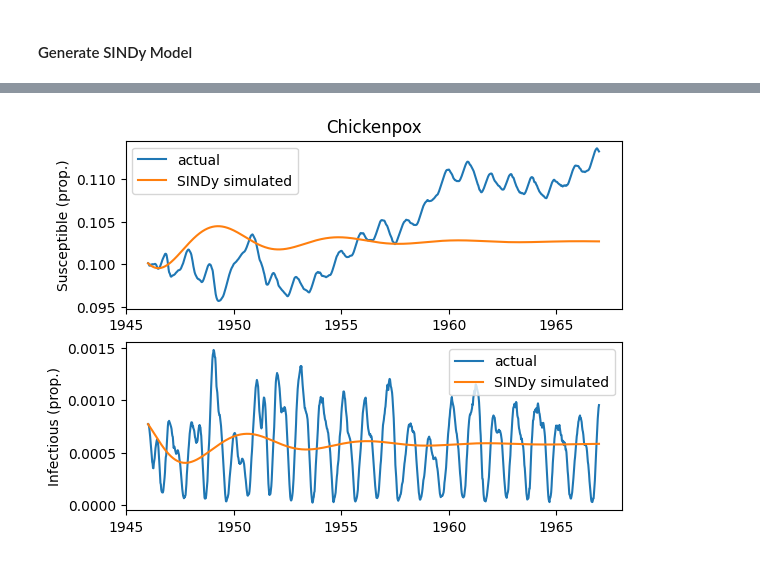
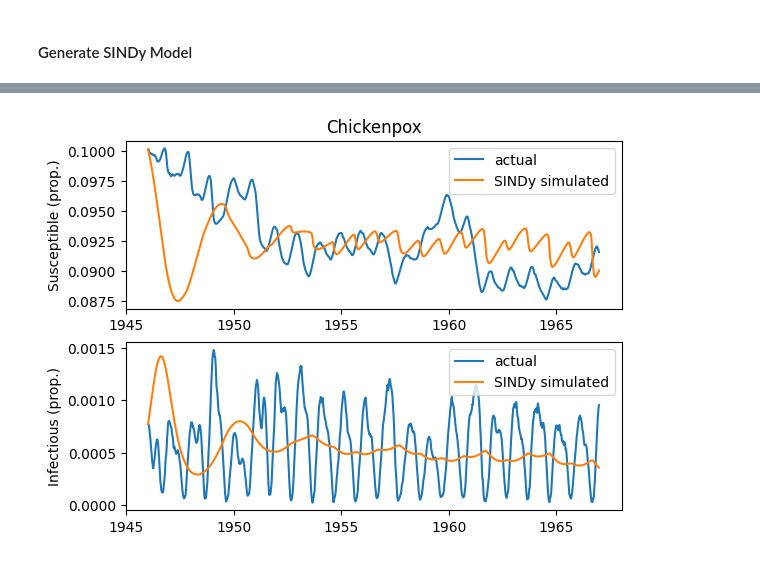
Before and after one commit to rdcarini/AMATH575, a Jupyter notebook: sindy_sandbox.ipynb, the cells around one changed output, grey strips where cells are left out. Cells and saved outputs as stored; diff of their text form; code cells hidden in the pictures.

```diff
--- a/sindy_sandbox.ipynb
+++ b/sindy_sandbox.ipynb
@@ -1118,16 +1119,19 @@ def transmission_rate_reconstruction(disease = "rubella", plt_results=False):
 
     if disease.lower() == "rubella":
         dataset = load_dataset("rubella")
+        B, P = get_population_and_birth_fit("rubella")
         alpha, susceptible, Z = generate_local_susceptible("rubella", False)
         infectious = get_incidence_reconstruction("rubella", False)
 
     elif disease.lower() == "chickenpox":
         dataset = load_dataset("chickenpox")
+        B, P = get_population_and_birth_fit("chickenpox")
         alpha, susceptible, Z = generate_local_susceptible("chickenpox", False)
         infectious = get_incidence_reconstruction("chickenpox", False)
 
     elif disease.lower() == "measles":
         dataset = load_dataset("measles")
+        B, P = get_population_and_birth_fit("rubella")
         alpha, susceptible, Z = generate_local_susceptible("measles", False)
         infectious = get_incidence_reconstruction("measles", False)
 
@@ -1135,18 +1139,25 @@ def transmission_rate_reconstruction(disease = "rubella", plt_results=False):
         raise RuntimeError("Error: select one disease of (1) Rubella, (2) Chickenpox, or (3) Measles to load data")
 
     N = len(dataset["week"])
-    dt = 1 / N
+    dt = 1. / 52.
     beta = np.zeros(N)
 
     for i in range(0,N-1):
-        beta[i] = Z[i+1] / (susceptible[i] * infectious[i] * float(dt))
+        beta[i] = Z[i+1] / (susceptible[i] * infectious[i] * float(1))
     # for i in range(0,N):
     #     beta[i] = alpha[i] * dataset["cases"].values[i] / (susceptible[i] * infectious[i])
 
+    # beta[0] = 0
+
+    # for i in range(0,N-2):
+    #     nu = (B[i+1] - B[i]) / dt
+    #     mu = nu
+    #     beta[i+1] = (susceptible[i] * ( 1 -  mu) - susceptible[i+1] + nu) / (susceptible[i] * infectious[i])
+
     if plt_results:
 
-        # fig, ((ax1, ax2, ax3)) = plt.subplots(3, 1, layout="constrained")
-        fig, ((ax1, ax2)) = plt.subplots(2, 1, layout="constrained")
+        fig, ((ax1, ax2, ax3)) = plt.subplots(3, 1, layout="constrained")
+        # fig, ((ax1, ax2)) = plt.subplots(2, 1, layout="constrained")
 
         ax1.plot(dataset["week"], susceptible)
         ax1.set_ylabel('S Class (prop)')
@@ -1154,10 +1165,12 @@ def transmission_rate_reconstruction(disease = "rubella", plt_results=False):
         ax2.plot(dataset["week"], infectious)
         ax2.set_ylabel('I Class (prop.)')
         ax2.set_title(disease.capitalize() + ' Infectious Reconstruction')
-        # ax3.plot(dataset["week"], beta)
-        # ax3.set_ylabel('Transmission')
-        # ax3.set_title(disease.capitalize() + ' Transmission Rate Reconstruction')
+        ax3.plot(dataset["week"], beta)
+        ax3.set_ylabel('Transmission')
+        ax3.set_title(disease.capitalize() + ' Transmission Rate Reconstruction')
 
         plt.show()
 
     return susceptible, infectious, beta
+# %%
+_, _, beta = transmission_rate_reconstruction("measles", True)
@@ -1193,0 +1369,4 @@ plt.show()
+# %%
+measles_data = prep_for_analysis("measles")
+rubella_data = prep_for_analysis("rubella")
+chickenpox_data = prep_for_analysis("chickenpox")
@@ -1197,7 +1408,7 @@ def build_sindy(susceptible, infectious, beta, t, degree=2, threshold=10e-4):
     init_value = np.transpose(np.array([susceptible[0], infectious[0]]))
 
     feature_library = ps.PolynomialLibrary(degree=degree)
-    optimizer = ps.STLSQ(threshold=threshold)
+    optimizer = ps.STLSQ(threshold=threshold, normalize_columns=True)
 
     disease_model = ps.SINDy(
         feature_library=feature_library,
@@ -1260,23 +1448,23 @@ susceptible, infectious, beta = transmission_rate_reconstruction("chickenpox", T
 # %%
-chickenpox_model, init_value = build_sindy(susceptible, infectious, beta, dataset["week"].values, 2, 1e-4)
-sim = chickenpox_model.simulate(init_value, t=len(dataset["week"]), u=beta)
+chickenpox_model, init_value = build_sindy(chickenpox_data["susceptible"], chickenpox_data["infectious"], chickenpox_data["beta_scaled"], chickenpox_data["week"].values, 2, 10e-4)
+sim = chickenpox_model.simulate(init_value, t=len(chickenpox_data["week"]), u=chickenpox_data["beta_scaled"])
 
 fig, ((ax1, ax2)) = plt.subplots(2, 1)
 
-ax1.plot(dataset["week"], susceptible, label="actual")
-ax1.plot(dataset["week"], sim[:,0], label="SINDy simulated")
+ax1.plot(chickenpox_data["week"], chickenpox_data["susceptible"], label="actual")
+ax1.plot(chickenpox_data["week"], sim[:,0], label="SINDy simulated")
 ax1.set_ylabel('Susceptible (prop.)')
 ax1.legend()
 
-ax2.plot(dataset["week"], infectious, label="actual")
-ax2.plot(dataset["week"], sim[:,1], label="SINDy simulated")
+ax2.plot(chickenpox_data["week"], chickenpox_data["infectious"], label="actual")
+ax2.plot(chickenpox_data["week"], sim[:,1], label="SINDy simulated")
 ax2.set_ylabel('Infectious (prop.)')
 ax2.legend()
 
 ax1.set_title('Chickenpox')
 
 plt.show()
 # %% [output]
-[figure, old version]
+[figure, new version]
 # %%
 chickenpox_model.print()
```
Also changed, not shown: parts of 24 cells of this notebook.
